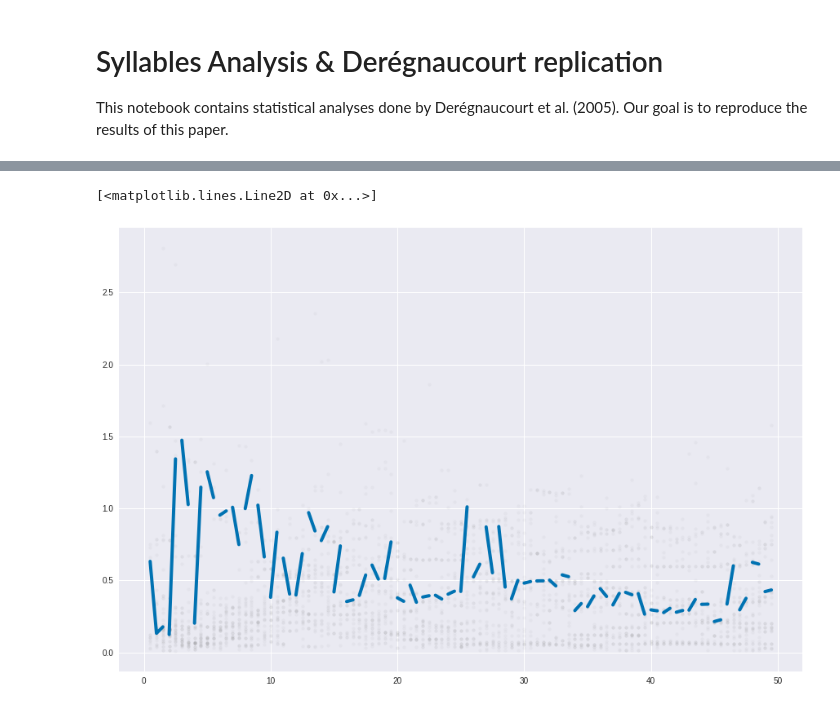
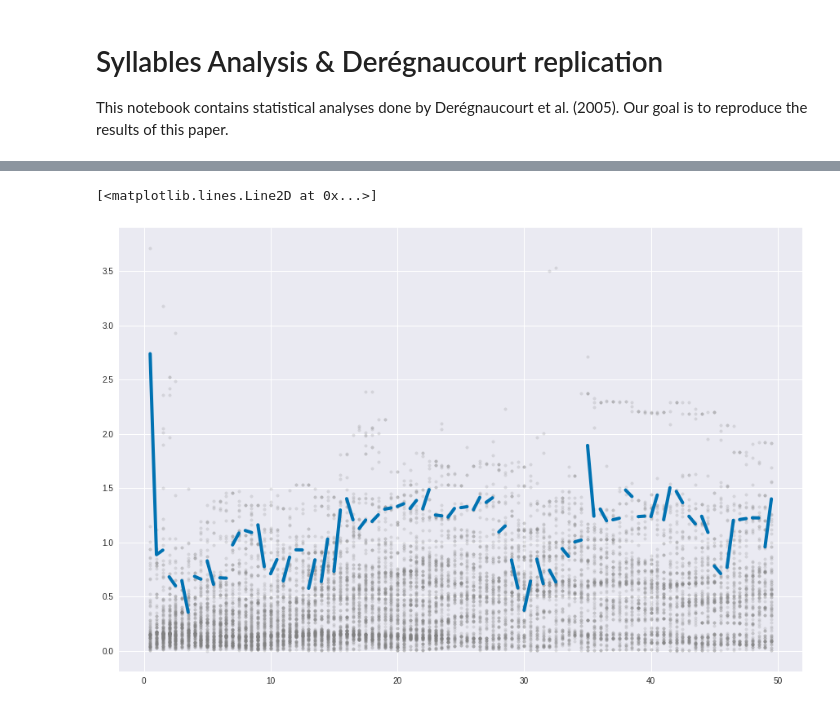
Before and after one commit to PaulEcoffet/birdsonglearningmodel, a Jupyter notebook: analysis/Syllables_analysis.ipynb, the cells around one changed output, grey strips where cells are left out. Cells and saved outputs as stored; diff of their text form; code cells hidden in the pictures.

```diff
--- a/analysis/Syllables_analysis.ipynb
+++ b/analysis/Syllables_analysis.ipynb
@@ -30,13 +32,11 @@ sns.set_palette('colorblind')
 # %%
-
 progress = FloatProgress(min=0, max=1)
 display(progress)
-main_path = '../model/res/microbial_uniform_170503_155818/seed{}+big_ba+on_alpha_silence_beta+prior_amp_entropy+slow_dev+20_replay+10_conc+3_day_conc/'
+main_path = '../model/res/microbial_uniform_170509_103551/seed{}+big_ba+on_alpha_silence_beta+prior_amp_entropy+slow_dev+200_replay+50_conc+3_day_conc'
 all_dat = []
 
 for seed in range(40):
     if not  isdir(main_path.format(seed)):
-        #print(seed)
         continue
     path = main_path.format(seed)
     cur_dat = syllables_from_run(path, force=False, progress=progress)
@@ -121,17 +102,17 @@ for day in range(np.max(all_dat['day'])):
 # %%
 plt.figure(figsize=(15, 10))
 
 feat = 'ventropy'
 
 splitted = all_dat[all_dat.isyb == 3].groupby('comb')[feat].quantile(0.95)
 for i in splitted.index:
     if i % 1 == 0:
         splitted.set_value(i + 0.75, np.nan)
 splitted.sort_index(inplace=True)
 
 
-plt.scatter(all_dat['comb'], all_dat[feat], marker='.', alpha=0.05, color="grey")
+plt.scatter(all_dat['comb'], all_dat[feat], marker='.', alpha=0.2, color="grey")
 plt.plot(splitted, linewidth=4)
 # %% [output]
 [<matplotlib.lines.Line2D at 0x...>]
-[figure, old version]
+[figure, new version]
```
Also changed, not shown: parts of 25 cells of this notebook, 2 other files.
